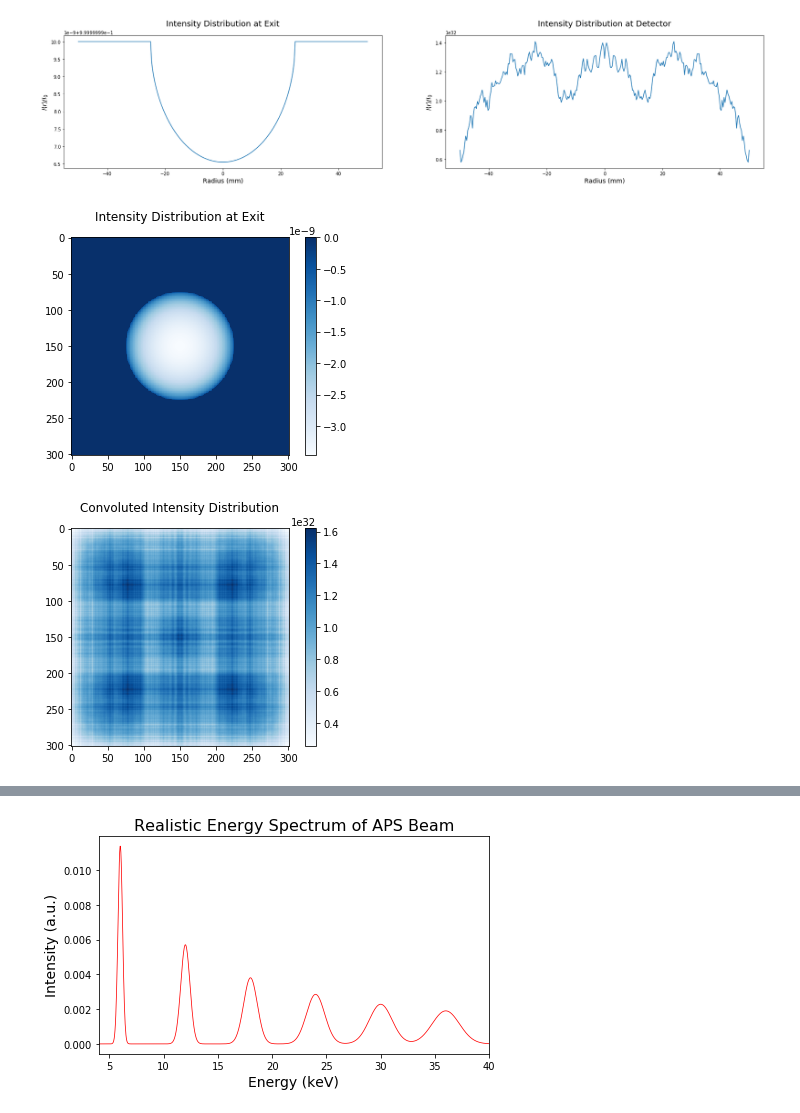
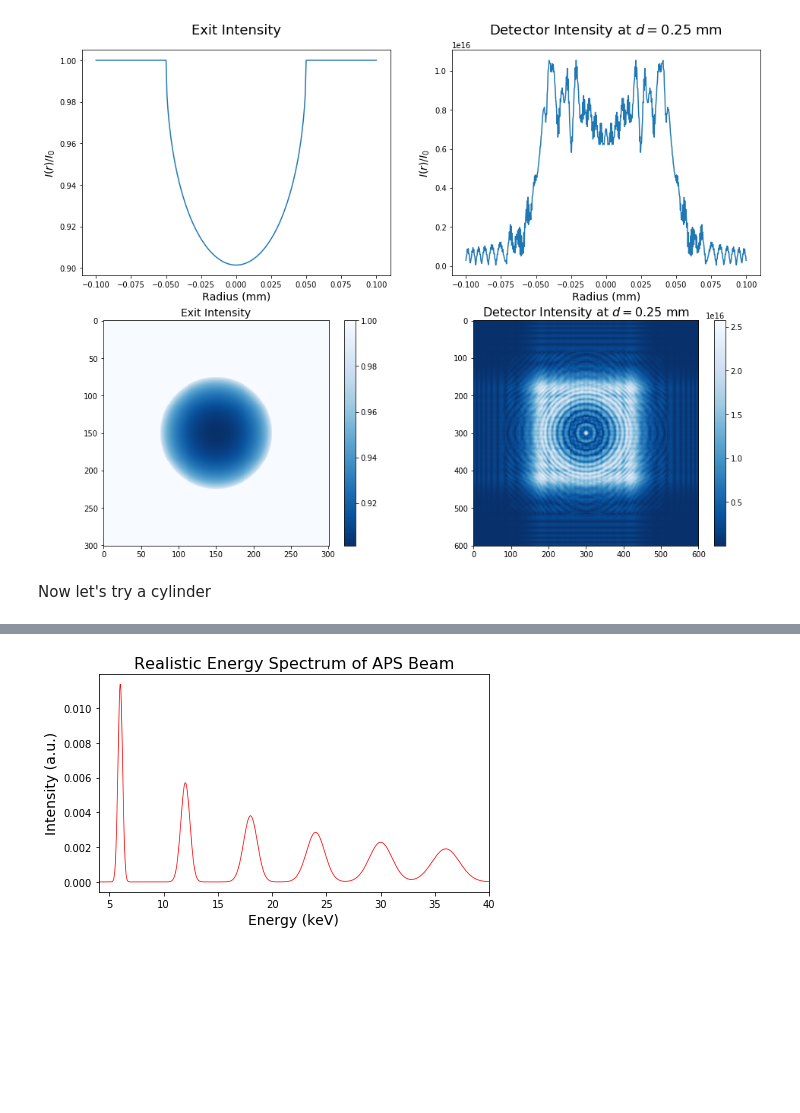
Before and after one commit to MSenani/X-Ray-Image-Reconstruction, a Jupyter notebook: Sphere_Reconstruction.ipynb, the cells around one changed output, grey strips where cells are left out. Drawn from its saved outputs; the diff is of its cells as text; code cells hidden in the pictures; blank space fills up the shorter version.

```diff
--- a/Sphere_Reconstruction.ipynb
+++ b/Sphere_Reconstruction.ipynb
@@ -132,59 +202,60 @@ def propagate(wave, E, d, mode = 'full'):
 # %%
+eV2J   = 1.60217662e-19       # [J/eV]
+
 ## Physical parameters
-radius = 25e-3                # m: sphere radius
-d      = 100e-3               # m: camera distance from edge of sphere
-Lx     = 100e-3               # m: image field x-length
-Ly     = 100e-3               # m: image field y-length
-eV2J   = 1.60217662e-19       # [J/eV]
+radius = 50e-6                # m: sphere radius
+args   = {'r': radius}
+d      = 250e-6               # m: camera z-distance from edge of sphere
+Lx     = 200e-6               # m: image field x-length
+Ly     = 200e-6               # m: image field y-length
 E0     = 5928.44775           # [keV]
-# E0 = 9.61306e-16            # [J]: incident x-ray energy (= 6keV)
+delta = 1.51026588e-05
+beta  = 3.45463604e-08
 
 ## Discretization parameters
 nbins_x  = 300             # Number of x bins
 nbins_y  = 300             # Number of y bins
 dx       = Lx/nbins_x      # Spacing between x grid-points
 dy       = Ly/nbins_y      # Spacing between y grid-points
 
-# attenuated_wave = SphericalAttenuation_pw(E0, delta, beta, radius, Lx, Ly, nbins_x, nbins_y, useN = True)
-# propagated_wave = propagate(attenuated_wave, E0, d, mode = 'same')
-# print(attenuated_wave.shape)
-# print(propagated_wave.shape)
+attenuated_wave = attenuation_pw(t_func = SphericalThickness, shape_args = args, z0 = -args['r'],
+                                 E = E0*eV2J, delta = delta, beta = beta,
+                                 Lx = Lx, Ly = Ly, nbins_x = nbins_x, nbins_y = nbins_y)
+propagated_wave = propagate(attenuated_wave**2, E0*eV2J, d, mode = 'full')
 
 ## Plotting
-fig = plt.figure(figsize = (28,12))
+fig = plt.figure(figsize = (16,12))
 ax1 = fig.add_subplot(221)
 ax2 = fig.add_subplot(222)
 
-dim = attenuated_wave.shape
+att_dim  = attenuated_wave.shape
+prop_dim = propagated_wave.shape
 
-x1 = np.linspace(-nbins_x/2, nbins_x/2, dim[0]) * dx
-ax1.plot(x1 * 1e3, np.abs(attenuated_wave[:,int(nbins_x/2)]))
+x1 = np.linspace(-nbins_x/2, nbins_x/2, att_dim[0]) * dx * 1e3
+ax1.plot(x1, abs(attenuated_wave[int(nbins_x/2),:]))
 ax1.set_xlabel('Radius (mm)', fontsize = 14)
 ax1.set_ylabel('$I(r)/I_0$', fontsize = 14)
-ax1.set_title('Intensity Distribution at Exit', fontsize = 18, y = 1.05)
+ax1.set_title('Exit Intensity', fontsize = 18, y = 1.05)
 
-# x2 = np.linspace(-nbins_x/2, nbins_x/2, dim[0]*2-1)
-ax2.plot(x1 * 1e3, np.abs(propagated_wave[:,int(nbins_x/2)]))
+x2 = np.linspace(-nbins_x/2, nbins_x/2, prop_dim[0]) * dx * 1e3
+ax2.plot(x2, abs(propagated_wave[int(nbins_x/2),:]) )
 ax2.set_xlabel('Radius (mm)', fontsize = 14)
 ax2.set_ylabel('$I(r)/I_0$', fontsize = 14)
-ax2.set_title('Intensity Distribution at Detector', fontsize = 18, y = 1.05)
+ax2.set_title('Detector Intensity at $d=$'+str(d*1e3)+' mm', fontsize = 18, y = 1.05)
+
+ax3 = fig.add_subplot(223)
+ax4 = fig.add_subplot(224)
+
+im1 = ax3.imshow(abs(attenuated_wave), cmap = 'Blues_r')
+fig.colorbar(im1, ax = ax3)
+ax3.set_title('Exit Intensity', fontsize = 14)
+
+im2 = ax4.imshow(abs(propagated_wave), cmap = 'Blues_r')
+fig.colorbar(im2, ax = ax4)
+ax4.set_title('Detector Intensity at $d=$'+str(d*1e3)+' mm', fontsize = 16)
 
 plt.show()
-
-
-plt.imshow(np.abs(attenuated_wave)-1, cmap = 'Blues')
-plt.colorbar()
-plt.title('Intensity Distribution at Exit', y = 1.05)
-# plt.clim([0,1])
-plt.savefig('MinimalRefractionSphere.png')
-plt.show()
-
-plt.imshow(np.abs(propagated_wave), cmap = 'Blues')
-plt.colorbar()
-plt.title('Convoluted Intensity Distribution', y = 1.05)
-plt.savefig('MinimalRefractionSphere_propogated.png')
-plt.show()
 # %% [output]
-[figure, old version]
+[figure, new version]
-[figure, removed]
-[figure, removed]
+# %% [markdown]
+Now let's try a cylinder
```
Also changed, not shown: parts of 13 cells of this notebook.
